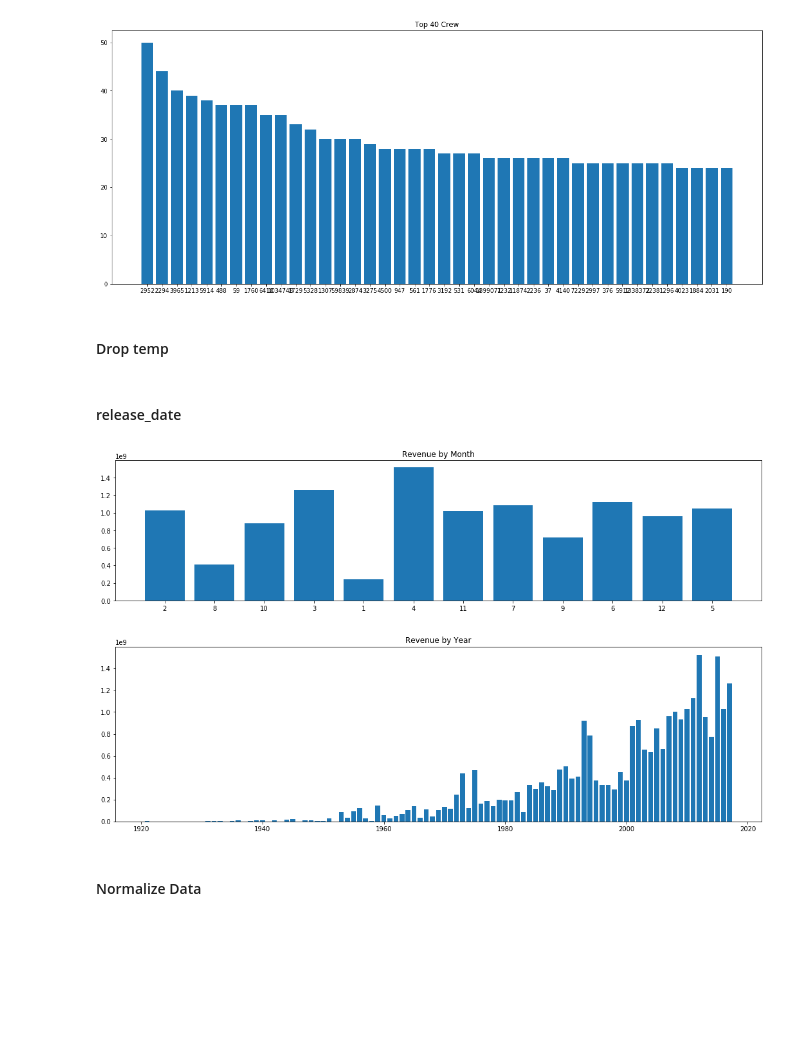
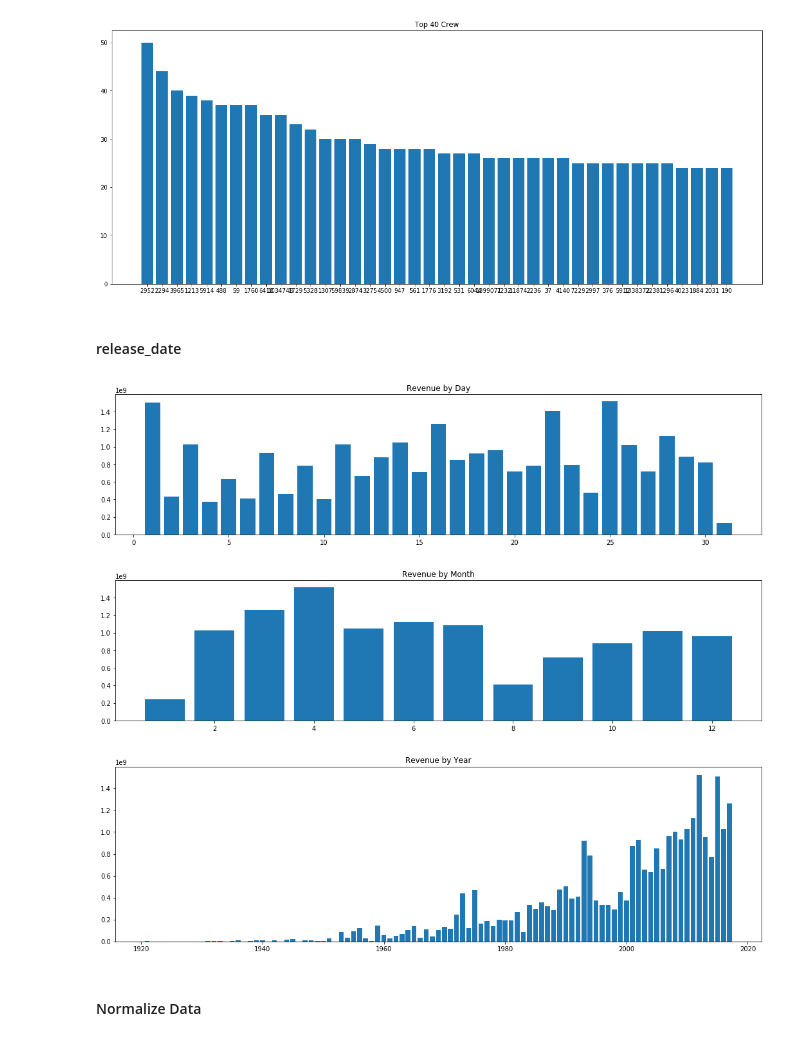
Before and after one commit to delf1/comp4211-project, a Jupyter notebook: code/COMP4211 Project.ipynb, the cells around one changed output. Cells and saved outputs as stored; diff of their text form; code cells hidden in the pictures; blank space fills up the shorter version.

```diff
--- a/code/COMP4211 Project.ipynb
+++ b/code/COMP4211 Project.ipynb
@@ -247,7 +260,7 @@ def transformProductionCountries(data, countries_list=None):
         plt.title("Top 40 Countries")
         plt.show()
 
-        percentage_required = 0.005
+        percentage_required = 0.0005
 
         country_count_tuples = get_items_with_minimum_percentage(percentage_required, country_count_tuples, "production_countries")
 
@@ -289,7 +302,7 @@ def transformProductionCompanies(data, companies_list=None):
         plt.title("Top 40 Companies")
         plt.show()
 
-        percentage_required = 0.005
+        percentage_required = 0.0005
 
         company_count_tuples = get_items_with_minimum_percentage(percentage_required, company_count_tuples, "production_companies")
 
@@ -331,7 +344,7 @@ def transformKeywords(data, keywords_list=None):
         plt.title("Top 40 Keywords")
         plt.show()
 
-        percentage_required = 0.005
+        percentage_required = 0.0005
 
         keywords_count_tuples = get_items_with_minimum_percentage(percentage_required, keywords_count_tuples, "Keywords")
 
@@ -339,8 +352,6 @@ def transformKeywords(data, keywords_list=None):
         keywords_counts_list = unzip_tuples(keywords_count_tuples)[1]
 
         print("Number of keywords used for one hot encoding: " + str(len(keywords_list)))
-    else:
-        print("Making one hot columns using list:\n" + str(keywords_list))
 
     one_hot_keywords = get_one_hot_df(keywords_list, keywords_col, "keyword_")
 
@@ -396,37 +405,45 @@ test = test.drop(columns="crew")
 # %% [output]
 Number of unique crew: 38897
 [figure]
-# %% [markdown]
-#### Drop temp
-# %%
-train_X = train_X.drop(columns=["original_title", "overview", "tagline", "title", "spoken_languages"])
-test = test.drop(columns=["original_title", "overview", "tagline", "title", "spoken_languages"])
 # %% [markdown]
 #### release_date
 # %%
-date_months = train_input["release_date"].apply(lambda x: x[0: x.find("/")]).rename("release_date_month")
+def find_2nd(string, substring):
+    return string.find(substring, string.find(substring) + 1)
+
+date_days = train_input["release_date"].apply(lambda x: int(x[x.find("/") + 1: find_2nd(x, "/")])).rename("release_date_day")
+date_months = train_input["release_date"].apply(lambda x: int(x[0: x.find("/")])).rename("release_date_month")
 date_years = train_input["release_date"].apply(lambda x: 2000 + int(x[-2:]) if int(x[-2:]) < 19 and int(x[-2:]) >= 0 else 1900 + int(x[-2:])).rename("release_date_year")
+
+plt.figure(figsize=(18,4))
+plt.bar(date_days, train_input["revenue"])
+plt.title("Revenue by Day")
+plt.show()
 
 plt.figure(figsize=(18,4))
 plt.bar(date_months, train_input["revenue"])
 plt.title("Revenue by Month")
 plt.show()
 
 plt.figure(figsize=(18,5))
 plt.bar(date_years, train_input["revenue"])
 plt.title("Revenue by Year")
 plt.show()
 
 train_X = pd.concat([pd.concat([train_X.drop(columns="release_date"), date_months], axis=1), date_years], axis=1)
+train_X = pd.concat([train_X, date_days], axis=1)
 
 test["release_date"] = test["release_date"].fillna("00/00/00")
 
-date_months = test["release_date"].apply(lambda x: x[0: x.find("/")]).rename("release_date_month")
+date_days = test["release_date"].apply(lambda x: int(x[x.find("/") + 1: find_2nd(x, "/")])).rename("release_date_day")
+date_months = test["release_date"].apply(lambda x: int(x[0: x.find("/")])).rename("release_date_month")
 date_years = test["release_date"].apply(lambda x: 2000 + int(x[-2:]) if int(x[-2:]) < 19 and int(x[-2:]) >= 0 else 1900 + int(x[-2:])).rename("release_date_year")
 
 test = pd.concat([pd.concat([test.drop(columns="release_date"), date_months], axis=1), date_years], axis=1)
+test = pd.concat([test, date_days], axis=1)
 # %% [output]
-[figure, old version]
+[figure, new version]
-[figure, old version]
+[figure, new version]
+[figure, added]
 # %% [markdown]
 #### Normalize Data
```
Also changed, not shown: parts of 59 cells of this notebook, 9 other files.
